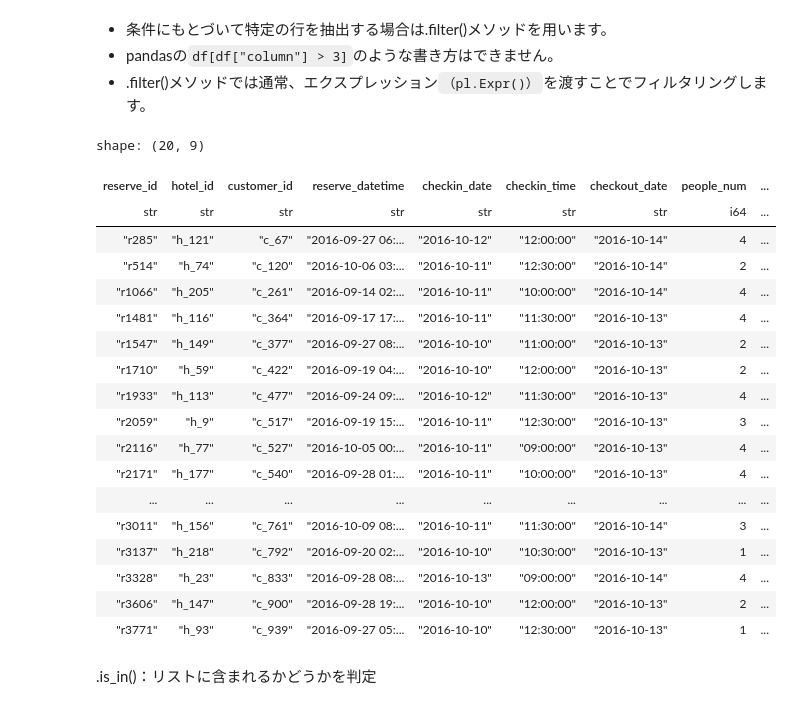
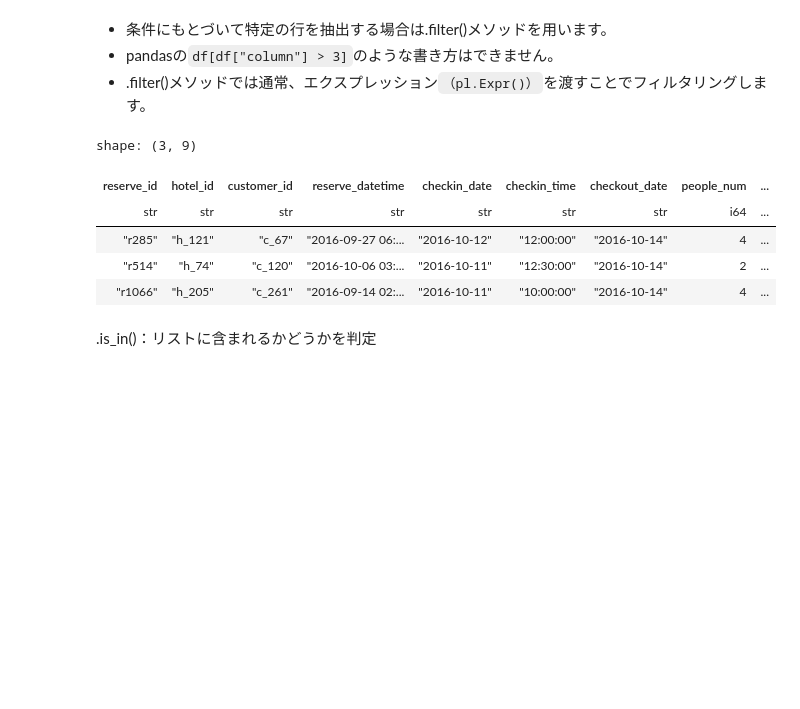
Before and after one commit to takuya-tokumoto/polar_tutorial, a Jupyter notebook: polarsチュートリアル.ipynb, the cells around one changed output. Saved outputs shown, nothing was run; the diff lists cells and outputs as text; code cells hidden in the pictures; blank space fills up the shorter version.

```diff
--- a/polarsチュートリアル.ipynb
+++ b/polarsチュートリアル.ipynb
@@ -420,27 +416,16 @@ shape: (2, 9)
 *   pandasの`df[df["column"] > 3]`のような書き方はできません。
 *   .filter()メソッドでは通常、エクスプレッション`（pl.Expr()）`を渡すことでフィルタリングします。
 # %%
-pl_reserve_tb.filter((pl.col("checkout_date") >= '2016-10-13') & (pl.col("checkout_date") <= '2016-10-14'))
+tmp = pl_reserve_tb.filter((pl.col("checkout_date") >= '2016-10-13') & (pl.col("checkout_date") <= '2016-10-14'))
+
+tmp.head(3)
 # %% [output]
-shape: (20, 9)
+shape: (3, 9)
 | reserve_id | hotel_id | customer_id | reserve_datetime | checkin_date | checkin_time | checkout_date | people_num | ... |
 | str | str | str | str | str | str | str | i64 | ... |
 | "r285" | "h_121" | "c_67" | "2016-09-27 06:... | "2016-10-12" | "12:00:00" | "2016-10-14" | 4 | ... |
 | "r514" | "h_74" | "c_120" | "2016-10-06 03:... | "2016-10-11" | "12:30:00" | "2016-10-14" | 2 | ... |
 | "r1066" | "h_205" | "c_261" | "2016-09-14 02:... | "2016-10-11" | "10:00:00" | "2016-10-14" | 4 | ... |
-| "r1481" | "h_116" | "c_364" | "2016-09-17 17:... | "2016-10-11" | "11:30:00" | "2016-10-13" | 4 | ... |
-| "r1547" | "h_149" | "c_377" | "2016-09-27 08:... | "2016-10-10" | "11:00:00" | "2016-10-13" | 2 | ... |
-| "r1710" | "h_59" | "c_422" | "2016-09-19 04:... | "2016-10-10" | "12:00:00" | "2016-10-13" | 2 | ... |
-| "r1933" | "h_113" | "c_477" | "2016-09-24 09:... | "2016-10-12" | "11:30:00" | "2016-10-13" | 4 | ... |
-| "r2059" | "h_9" | "c_517" | "2016-09-19 15:... | "2016-10-11" | "12:30:00" | "2016-10-13" | 3 | ... |
-| "r2116" | "h_77" | "c_527" | "2016-10-05 00:... | "2016-10-11" | "09:00:00" | "2016-10-13" | 4 | ... |
-| "r2171" | "h_177" | "c_540" | "2016-09-28 01:... | "2016-10-11" | "10:00:00" | "2016-10-13" | 4 | ... |
-| ... | ... | ... | ... | ... | ... | ... | ... | ... |
-| "r3011" | "h_156" | "c_761" | "2016-10-09 08:... | "2016-10-11" | "11:30:00" | "2016-10-14" | 3 | ... |
-| "r3137" | "h_218" | "c_792" | "2016-09-20 02:... | "2016-10-10" | "10:30:00" | "2016-10-13" | 1 | ... |
-| "r3328" | "h_23" | "c_833" | "2016-09-28 08:... | "2016-10-13" | "09:00:00" | "2016-10-14" | 4 | ... |
-| "r3606" | "h_147" | "c_900" | "2016-09-28 19:... | "2016-10-10" | "12:00:00" | "2016-10-13" | 2 | ... |
-| "r3771" | "h_93" | "c_939" | "2016-09-27 05:... | "2016-10-10" | "12:30:00" | "2016-10-13" | 1 | ... |
 # %% [markdown]
 .is_in()：リストに含まれるかどうかを判定
 # %% [markdown]
```
Also changed, not shown: parts of 27 cells of this notebook.
